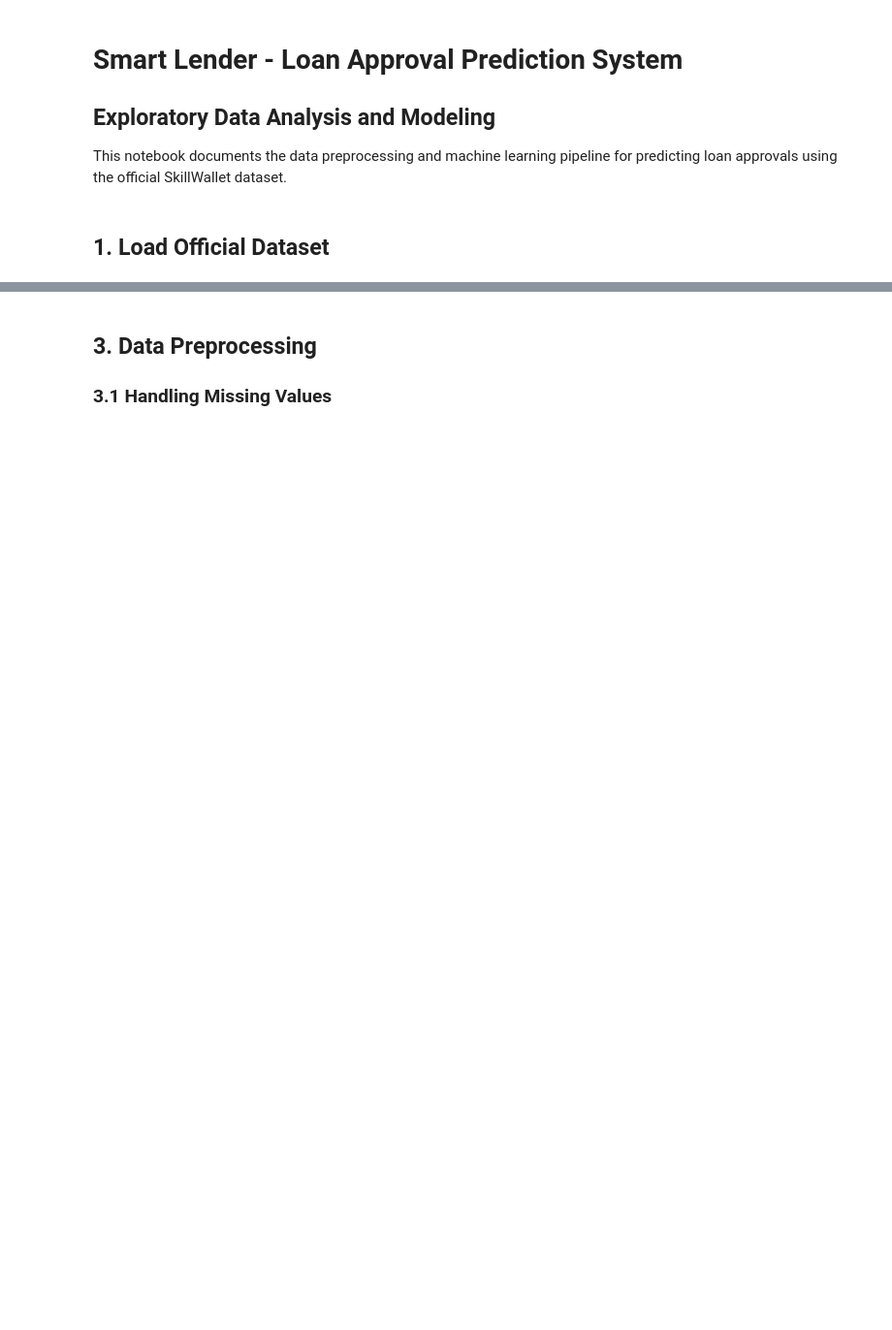
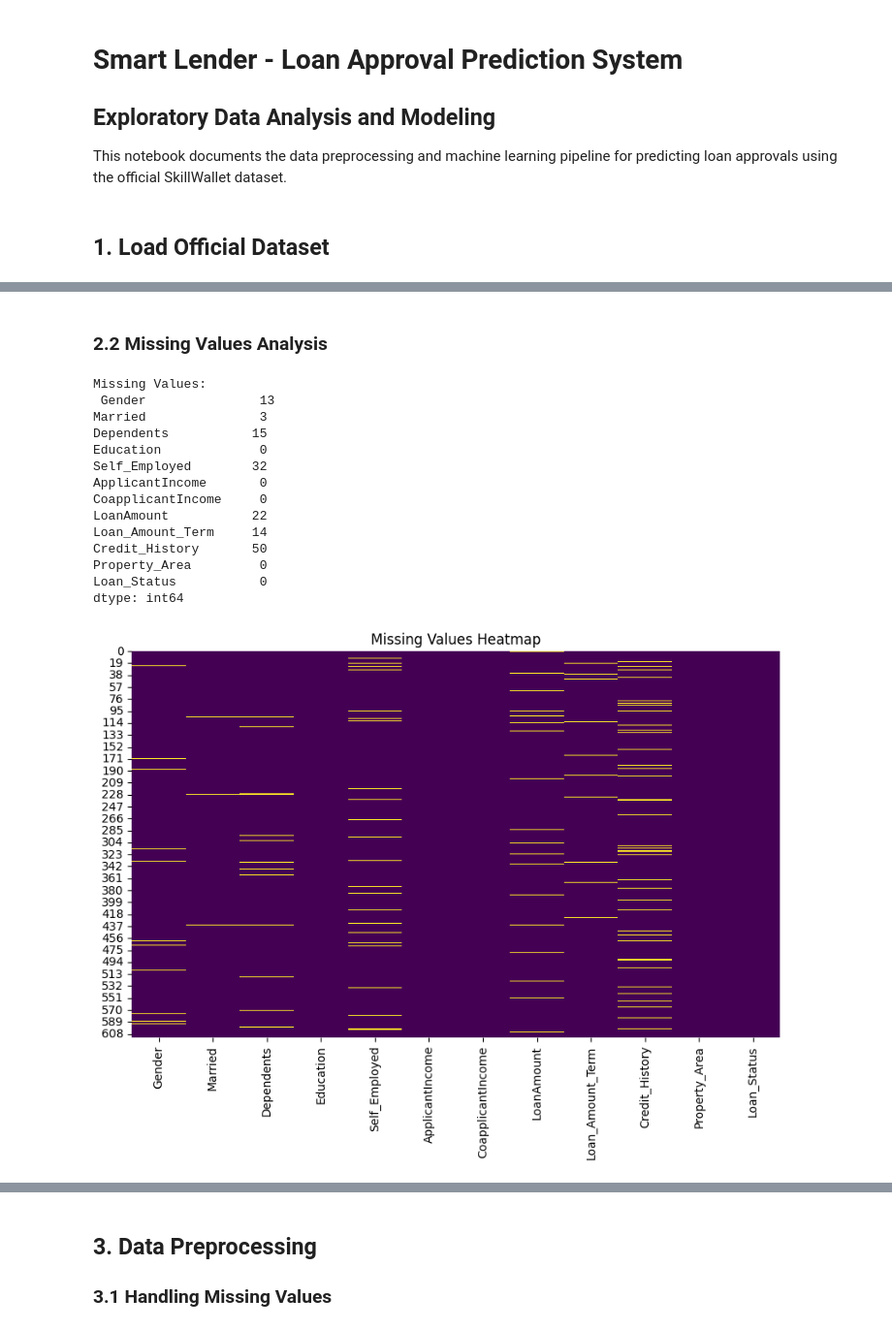
Before and after one commit to swarnarajugovindalapudi/Smart-Lender-Loan-Approval-Prediction, a Jupyter notebook: notebooks/01_EDA_and_Modeling.ipynb, the cells around one changed output, grey strips where cells are left out. Shown at 97% size. Drawn from its saved outputs; the diff is of its cells as text; code cells hidden in the pictures; blank space fills up the shorter version.

```diff
--- a/notebooks/01_EDA_and_Modeling.ipynb
+++ b/notebooks/01_EDA_and_Modeling.ipynb
@@ -35,0 +47,24 @@ df.isnull().sum()
+# %% [markdown]
+### 2.2 Missing Values Analysis
+# %%
+print("Missing Values:\n", df.isnull().sum())
+plt.figure(figsize=(10,6))
+sns.heatmap(df.isnull(), cbar=False, cmap='viridis')
+plt.title('Missing Values Heatmap')
+plt.show()
+# %% [output]
+Missing Values:
+ Gender               13
+Married               3
+Dependents           15
+Education             0
+Self_Employed        32
+ApplicantIncome       0
+CoapplicantIncome     0
+LoanAmount           22
+Loan_Amount_Term     14
+Credit_History       50
+Property_Area         0
+Loan_Status           0
+dtype: int64
+[figure, added]
```
Also changed, not shown: parts of 22 cells of this notebook, 6 other files.
